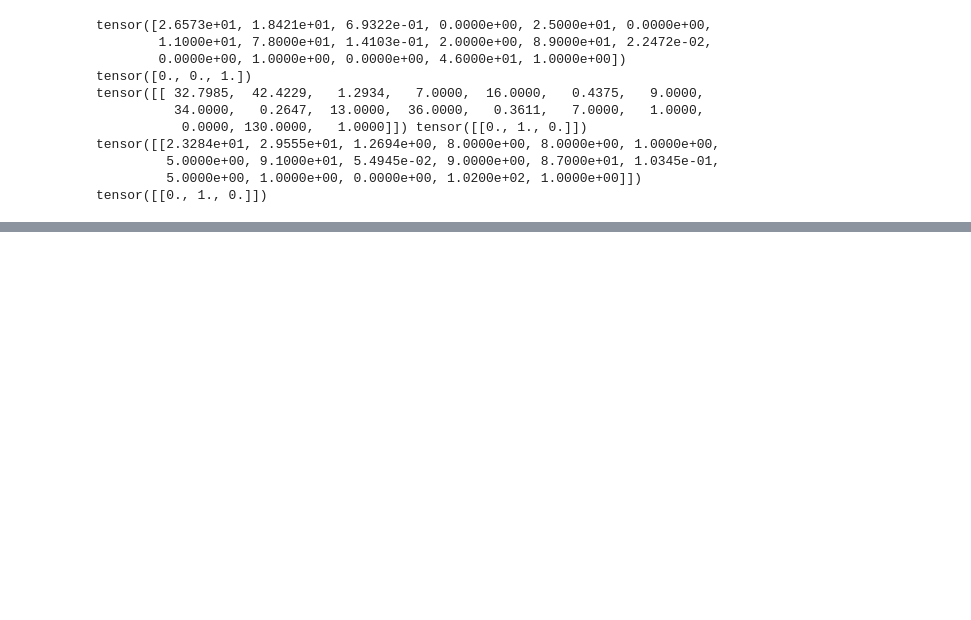
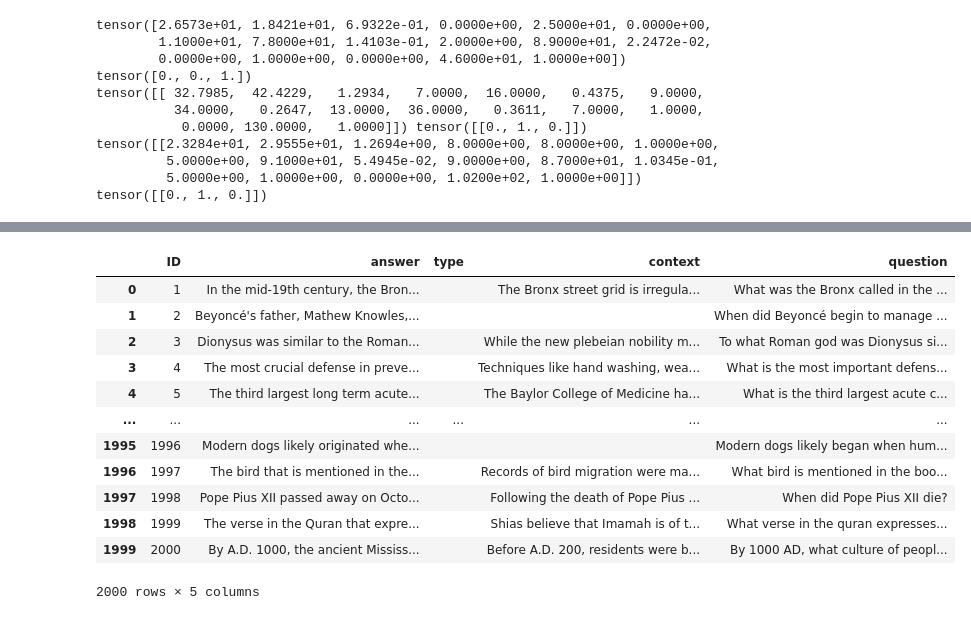
Before and after one commit to khornyik/Random_Projects, a Jupyter notebook: Data4Good2025/notebook.ipynb, the cells around one changed output, grey strips where cells are left out. Drawn from its saved outputs; the diff is of its cells as text; code cells hidden in the pictures; blank space fills up the shorter version.

```diff
--- a/Data4Good2025/notebook.ipynb
+++ b/Data4Good2025/notebook.ipynb
@@ -737,0 +818,16 @@ Your classification evaluation on the test set will be ranked among all teams in
+# %%
+test_df
+# %% [output]
+|  | ID | answer | type | context | question |
+| 0 | 1 | In the mid-19th century, the Bron... |  | The Bronx street grid is irregula... | What was the Bronx called in the ... |
+| 1 | 2 | Beyoncé's father, Mathew Knowles,... |  |  | When did Beyoncé begin to manage ... |
+| 2 | 3 | Dionysus was similar to the Roman... |  | While the new plebeian nobility m... | To what Roman god was Dionysus si... |
+| 3 | 4 | The most crucial defense in preve... |  | Techniques like hand washing, wea... | What is the most important defens... |
+| 4 | 5 | The third largest long term acute... |  | The Baylor College of Medicine ha... | What is the third largest acute c... |
+| ... | ... | ... | ... | ... | ... |
+| 1995 | 1996 | Modern dogs likely originated whe... |  |  | Modern dogs likely began when hum... |
+| 1996 | 1997 | The bird that is mentioned in the... |  | Records of bird migration were ma... | What bird is mentioned in the boo... |
+| 1997 | 1998 | Pope Pius XII passed away on Octo... |  | Following the death of Pope Pius ... | When did Pope Pius XII die? |
+| 1998 | 1999 | The verse in the Quran that expre... |  | Shias believe that Imamah is of t... | What verse in the quran expresses... |
+| 1999 | 2000 | By A.D. 1000, the ancient Mississ... |  | Before A.D. 200, residents were b... | By 1000 AD, what culture of peopl... |
+2000 rows × 5 columns
```
Also changed, not shown: parts of 18 cells of this notebook.
